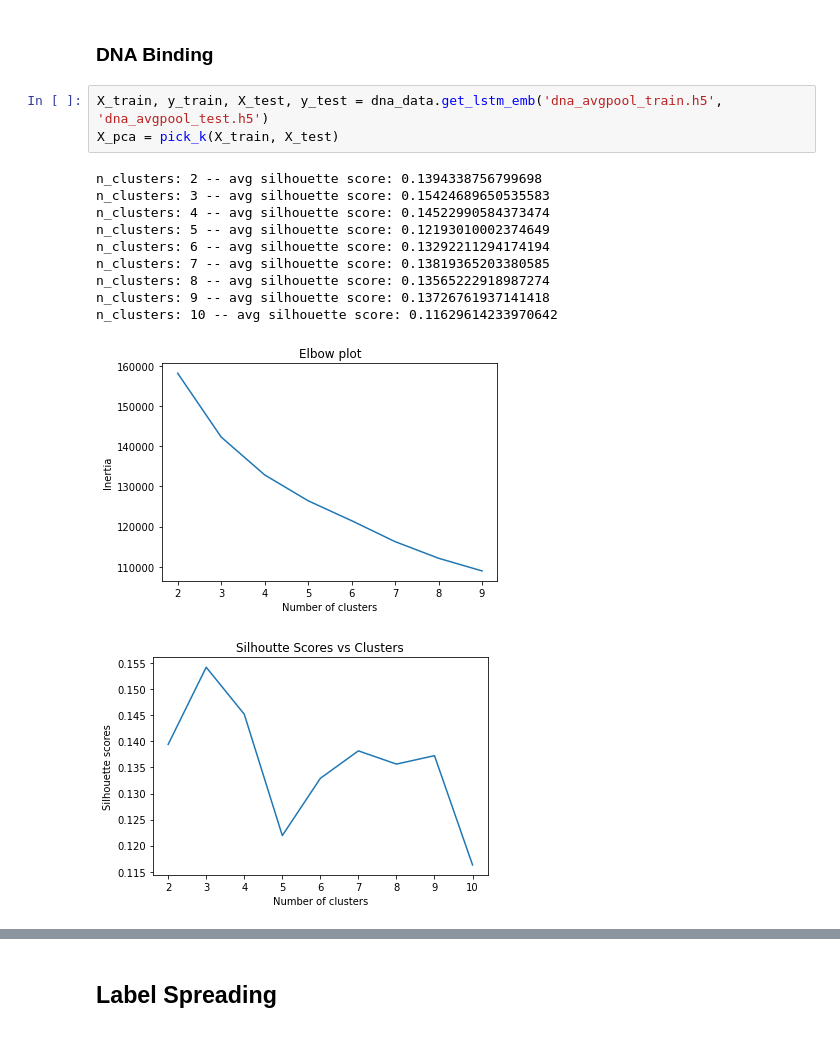
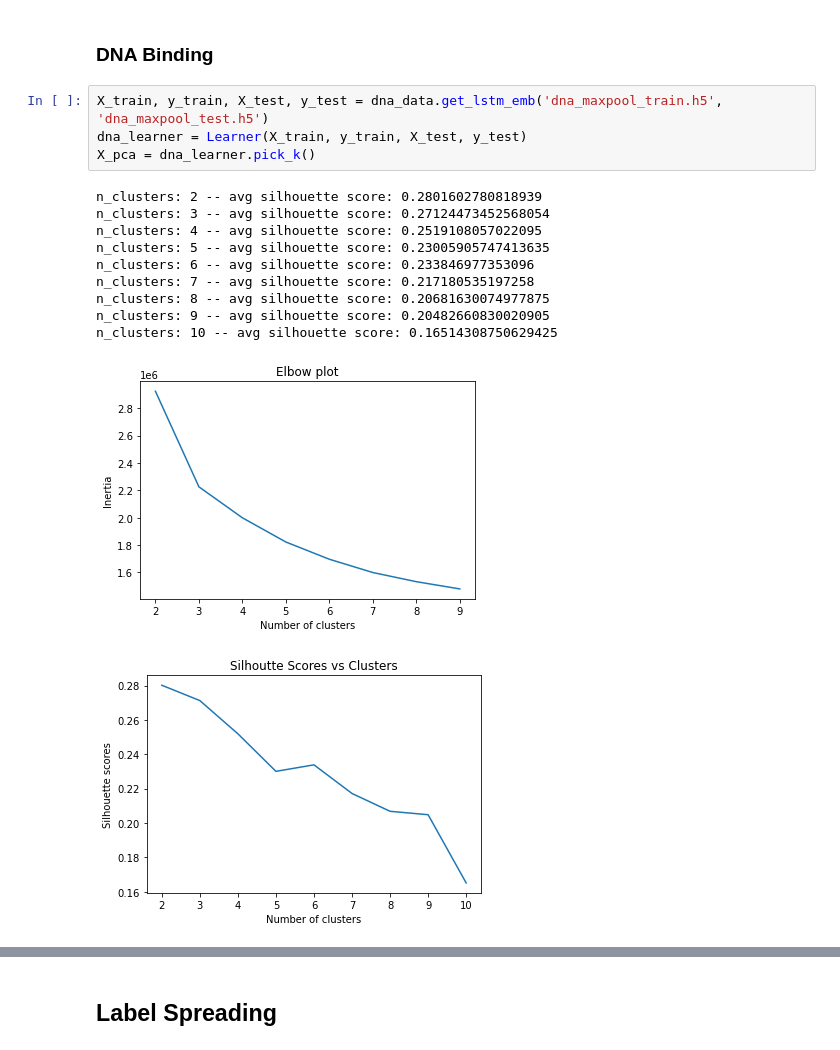
Before and after one commit to vin00d/peptide, a Jupyter notebook: 04_lstm.ipynb, the cells around one changed output, grey strips where cells are left out. Drawn from its saved outputs; the diff is of its cells as text.

```diff
--- a/04_lstm.ipynb
+++ b/04_lstm.ipynb
@@ -401,18 +496,19 @@ Cluster counts: Counter({1: 2100, 0: 632, 3: 487, 2: 465, 4: 358})
 # %% [markdown]
 ### DNA Binding
 # %%
-X_train, y_train, X_test, y_test = dna_data.get_lstm_emb('dna_avgpool_train.h5', 'dna_avgpool_test.h5')
-X_pca = pick_k(X_train, X_test)
+X_train, y_train, X_test, y_test = dna_data.get_lstm_emb('dna_maxpool_train.h5', 'dna_maxpool_test.h5')
+dna_learner = Learner(X_train, y_train, X_test, y_test)
+X_pca = dna_learner.pick_k()
 # %% [output]
-n_clusters: 2 -- avg silhouette score: 0.1394338756799698
-n_clusters: 3 -- avg silhouette score: 0.15424689650535583
-n_clusters: 4 -- avg silhouette score: 0.14522990584373474
-n_clusters: 5 -- avg silhouette score: 0.12193010002374649
-n_clusters: 6 -- avg silhouette score: 0.13292211294174194
-n_clusters: 7 -- avg silhouette score: 0.13819365203380585
-n_clusters: 8 -- avg silhouette score: 0.13565222918987274
-n_clusters: 9 -- avg silhouette score: 0.13726761937141418
-n_clusters: 10 -- avg silhouette score: 0.11629614233970642
+n_clusters: 2 -- avg silhouette score: 0.2801602780818939
+n_clusters: 3 -- avg silhouette score: 0.27124473452568054
+n_clusters: 4 -- avg silhouette score: 0.2519108057022095
+n_clusters: 5 -- avg silhouette score: 0.23005905747413635
+n_clusters: 6 -- avg silhouette score: 0.233846977353096
+n_clusters: 7 -- avg silhouette score: 0.217180535197258
+n_clusters: 8 -- avg silhouette score: 0.20681630074977875
+n_clusters: 9 -- avg silhouette score: 0.20482660830020905
+n_clusters: 10 -- avg silhouette score: 0.16514308750629425
-[figure, old version]
+[figure, new version]
-[figure, old version]
+[figure, new version]
 # %%
```
Also changed, not shown: parts of 86 cells of this notebook, 19 other files.
